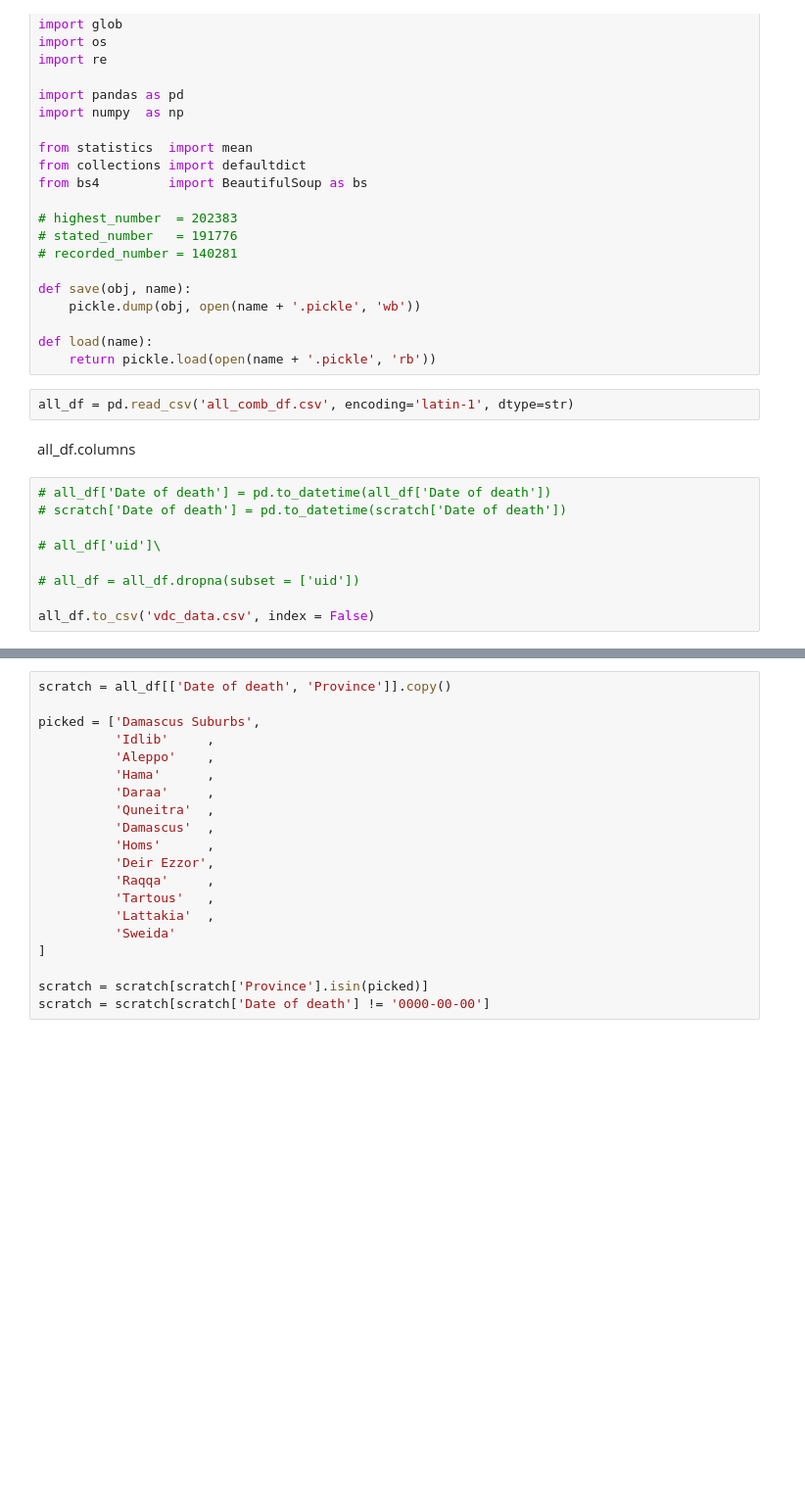
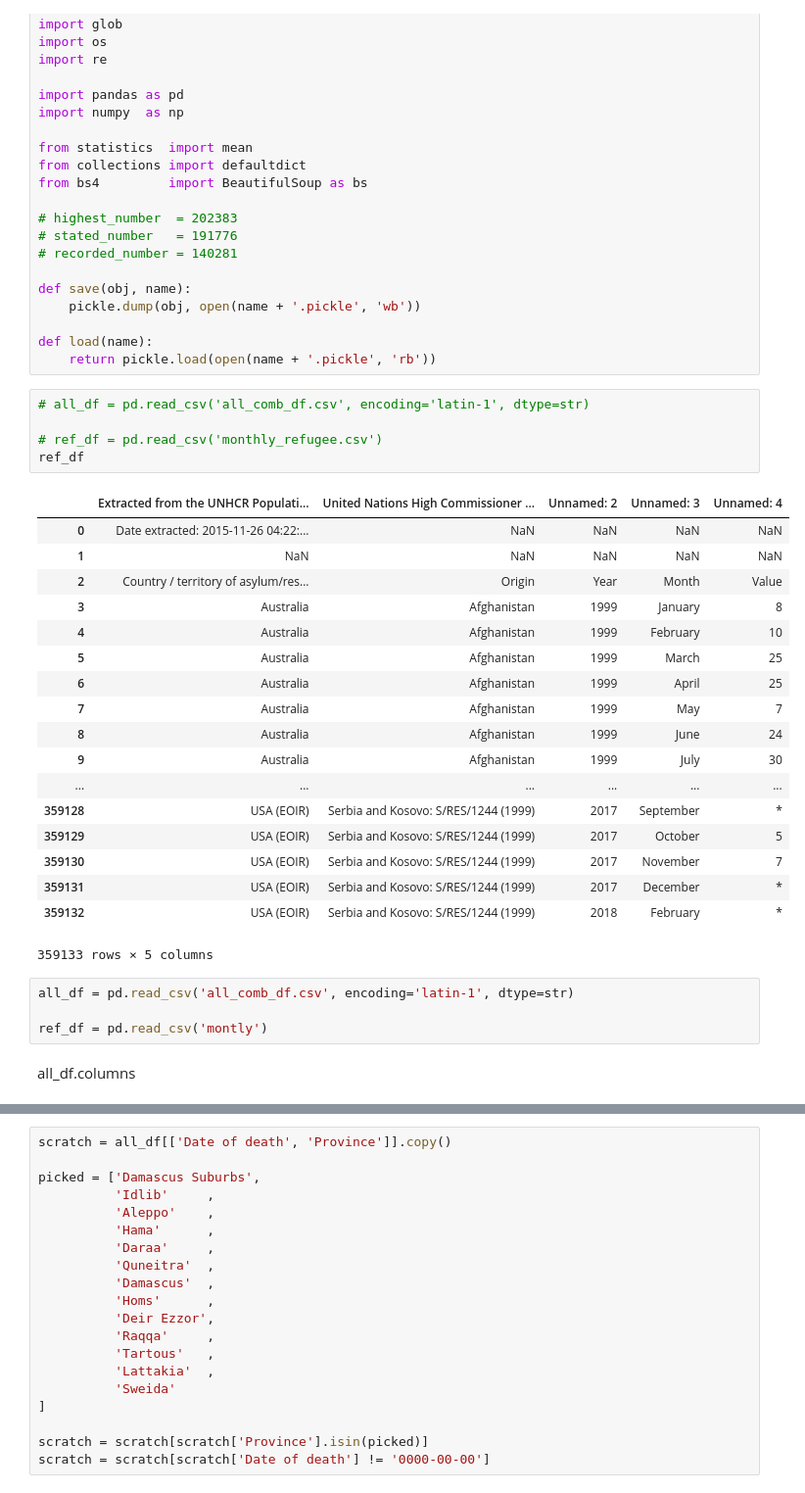
Before and after one commit to romansul/syrian-civil-war, a Jupyter notebook: Data exploration.ipynb, the cells around one changed output, grey strips where cells are left out. Shown at 98% size. Drawn from its saved outputs; the diff is of its cells as text; blank space fills up the shorter version.

```diff
--- a/Data exploration.ipynb
+++ b/Data exploration.ipynb
@@ -23,16 +23,33 @@ def save(obj, name):
 
 def load(name):
     return pickle.load(open(name + '.pickle', 'rb'))
+# %%
+# all_df = pd.read_csv('all_comb_df.csv', encoding='latin-1', dtype=str)
+
+# ref_df = pd.read_csv('monthly_refugee.csv')
+ref_df
+# %% [output]
+|  | Extracted from the UNHCR Populati... | United Nations High Commissioner ... | Unnamed: 2 | Unnamed: 3 | Unnamed: 4 |
+| 0 | Date extracted: 2015-11-26 04:22:... | NaN | NaN | NaN | NaN |
+| 1 | NaN | NaN | NaN | NaN | NaN |
+| 2 | Country / territory of asylum/res... | Origin | Year | Month | Value |
+| 3 | Australia | Afghanistan | 1999 | January | 8 |
+| 4 | Australia | Afghanistan | 1999 | February | 10 |
+| 5 | Australia | Afghanistan | 1999 | March | 25 |
+| 6 | Australia | Afghanistan | 1999 | April | 25 |
+| 7 | Australia | Afghanistan | 1999 | May | 7 |
+| 8 | Australia | Afghanistan | 1999 | June | 24 |
+| 9 | Australia | Afghanistan | 1999 | July | 30 |
+| ... | ... | ... | ... | ... | ... |
+| 359128 | USA (EOIR) | Serbia and Kosovo: S/RES/1244 (1999) | 2017 | September | * |
+| 359129 | USA (EOIR) | Serbia and Kosovo: S/RES/1244 (1999) | 2017 | October | 5 |
+| 359130 | USA (EOIR) | Serbia and Kosovo: S/RES/1244 (1999) | 2017 | November | 7 |
+| 359131 | USA (EOIR) | Serbia and Kosovo: S/RES/1244 (1999) | 2017 | December | * |
+| 359132 | USA (EOIR) | Serbia and Kosovo: S/RES/1244 (1999) | 2018 | February | * |
+359133 rows × 5 columns
 # %%
 all_df = pd.read_csv('all_comb_df.csv', encoding='latin-1', dtype=str)
+
+ref_df = pd.read_csv('montly')
 # %% [markdown]
 all_df.columns
-# %%
-# all_df['Date of death'] = pd.to_datetime(all_df['Date of death'])
-# scratch['Date of death'] = pd.to_datetime(scratch['Date of death'])
-
-# all_df['uid']\
-
-# all_df = all_df.dropna(subset = ['uid'])
-
-all_df.to_csv('vdc_data.csv', index = False)
```
Also changed, not shown: parts of 1 cell of this notebook, 3 other files.
